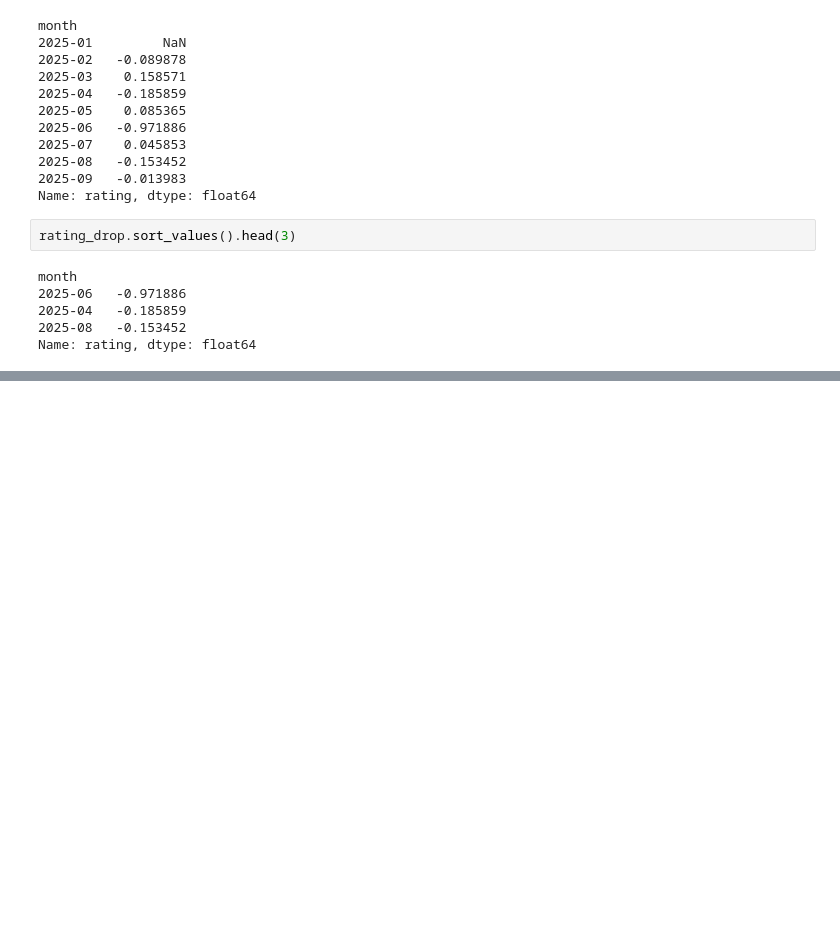
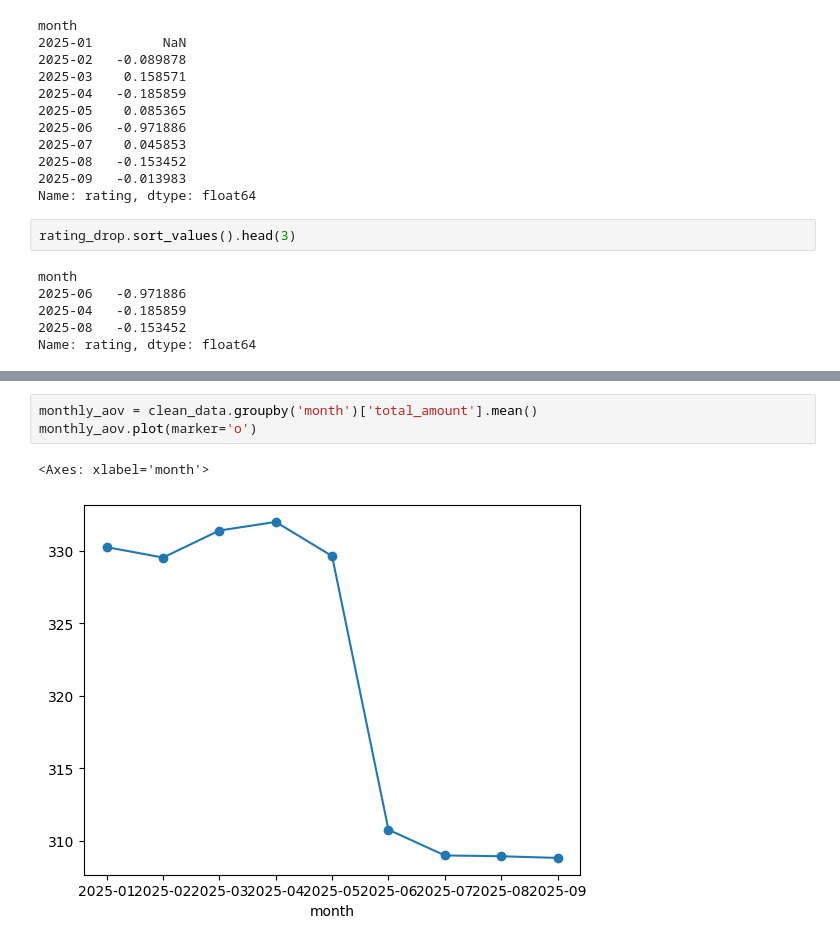
Before and after one commit to vandanvlog/FoodDelivery-Crisis-Analysis, a Jupyter notebook: research/data_cleaning.ipynb, the cells around one changed output, grey strips where cells are left out. Drawn from its saved outputs; the diff is of its cells as text; blank space fills up the shorter version.

```diff
--- a/research/data_cleaning.ipynb
+++ b/research/data_cleaning.ipynb
@@ -641,0 +999,6 @@ Name: rating, dtype: float64
+# %%
+monthly_aov = clean_data.groupby('month')['total_amount'].mean()
+monthly_aov.plot(marker='o')
+# %% [output]
+<Axes: xlabel='month'>
+[figure, added]
```
Also changed, not shown: parts of 76 cells of this notebook.
